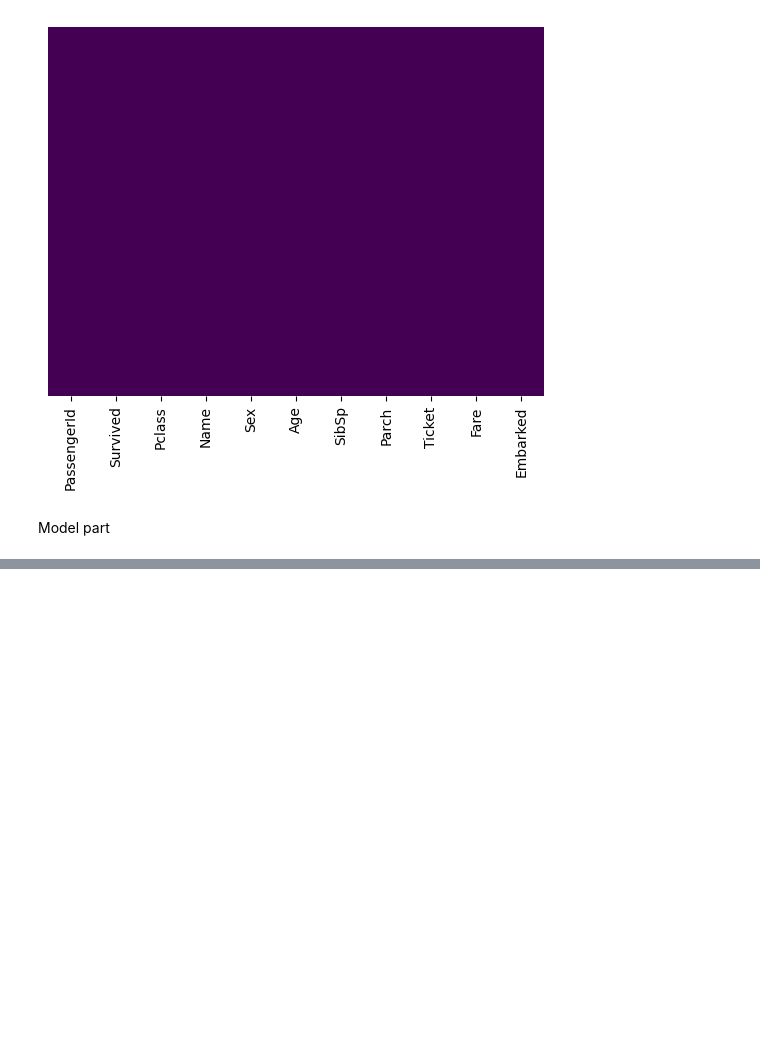
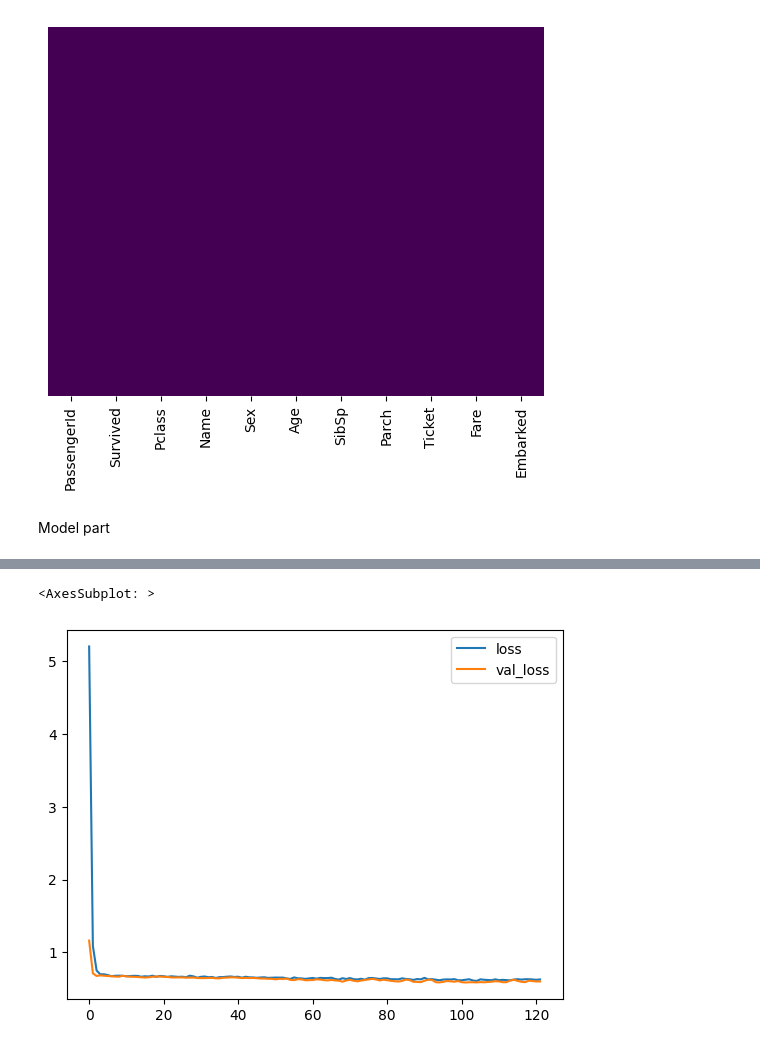
Before and after one commit to DanielHelps/Titanic-survival, a Jupyter notebook: titanic.ipynb, the cells around one changed output, grey strips where cells are left out. Cells and saved outputs as stored; diff of their text form; code cells hidden in the pictures; blank space fills up the shorter version.

```diff
--- a/titanic.ipynb
+++ b/titanic.ipynb
@@ -215,0 +238,3 @@ weighted avg       0.66      0.65      0.66       178
+# %%
+X_train = scaler.fit_transform(X_train)
+X_test = scaler.transform(X_test)
@@ -215,0 +247,39 @@ weighted avg       0.66      0.65      0.66       178
+# %%
+# model = Sequential()
+# model.add(Dense(9, activation='relu'))
+# model.add(Dropout(0.6))
+
+# model.add(Dense(5, activation='relu'))
+# model.add(Dropout(0.6))
+
+# # model.add(Dense(10, activation='relu'))
+# # model.add(Dropout(0.3))
+
+# model.add(Dense(1, activation='sigmoid'))
+
+model = tf.keras.models.Sequential(
+[
+    tf.keras.layers.Dense(9, activation='relu'),
+    tf.keras.layers.Dropout(0.2),
+    tf.keras.layers.Dense(604, activation='relu'),
+    tf.keras.layers.Dropout(0.2),
+    tf.keras.layers.Dense(604, activation='relu'),
+    tf.keras.layers.Dropout(0.2),
+    tf.keras.layers.Dense(604, activation='relu'),
+    tf.keras.layers.Dropout(0.2),
+    tf.keras.layers.Dense(604, activation='relu'),
+    tf.keras.layers.Dropout(0.2),
+    tf.keras.layers.Dense(604, activation='relu'),
+    tf.keras.layers.Dropout(0.2),
+    tf.keras.layers.Dense(604, activation='relu'),
+    tf.keras.layers.Dropout(0.2),
+    tf.keras.layers.Dense(604, activation='relu'),
+    tf.keras.layers.Dropout(0.2),
+    tf.keras.layers.Dense(1, activation='sigmoid')
+])
+
+model.compile(loss='binary_crossentropy', optimizer='adam')
+
+early_stop = EarlyStopping(monitor='val_loss', mode='min',verbose=1,patience=20)
+# %%
+model.fit(x=X_train, y=y_train, epochs=200, batch_size=256, validation_data=(X_test,y_test),callbacks=[early_stop])
@@ -215,0 +305,6 @@ weighted avg       0.66      0.65      0.66       178
+# %%
+losses = pd.DataFrame(model.history.history)
+losses[['loss','val_loss']].plot()
+# %% [output]
+<AxesSubplot: >
+[figure, added]
```
Also changed, not shown: parts of 16 cells of this notebook.
